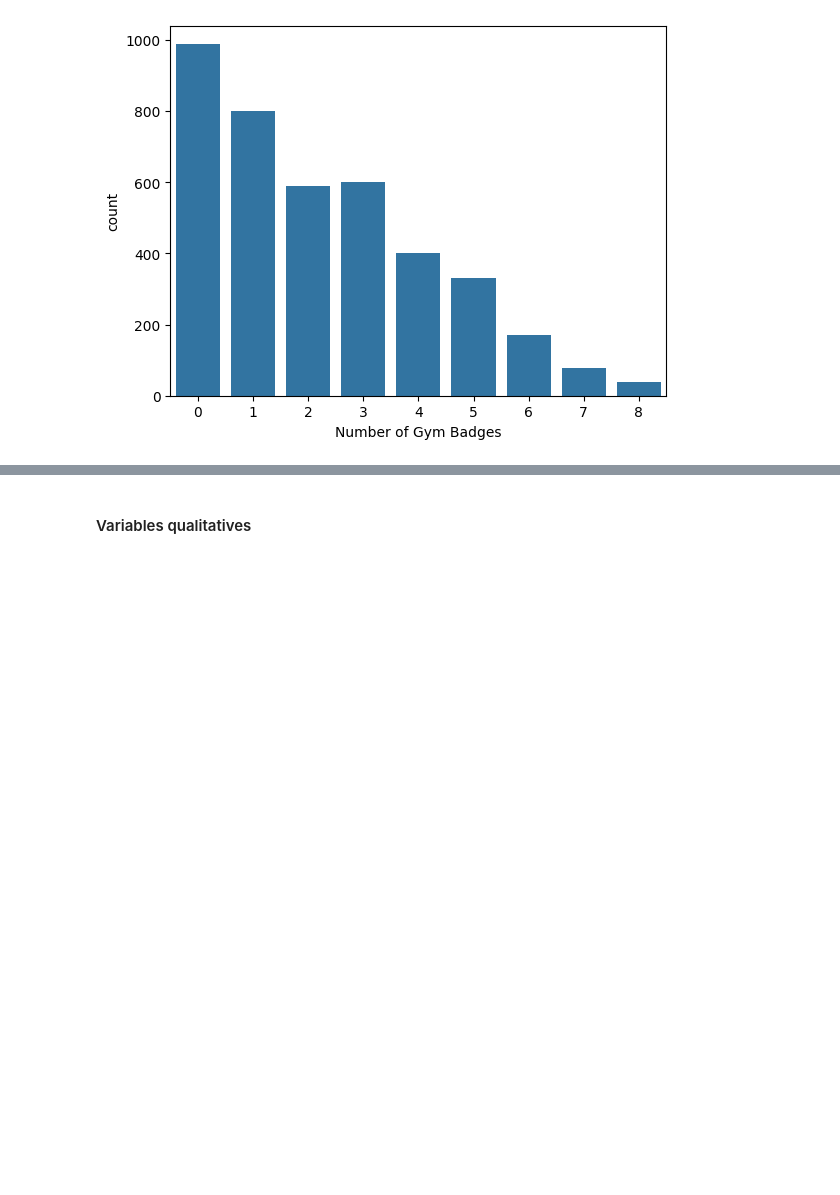
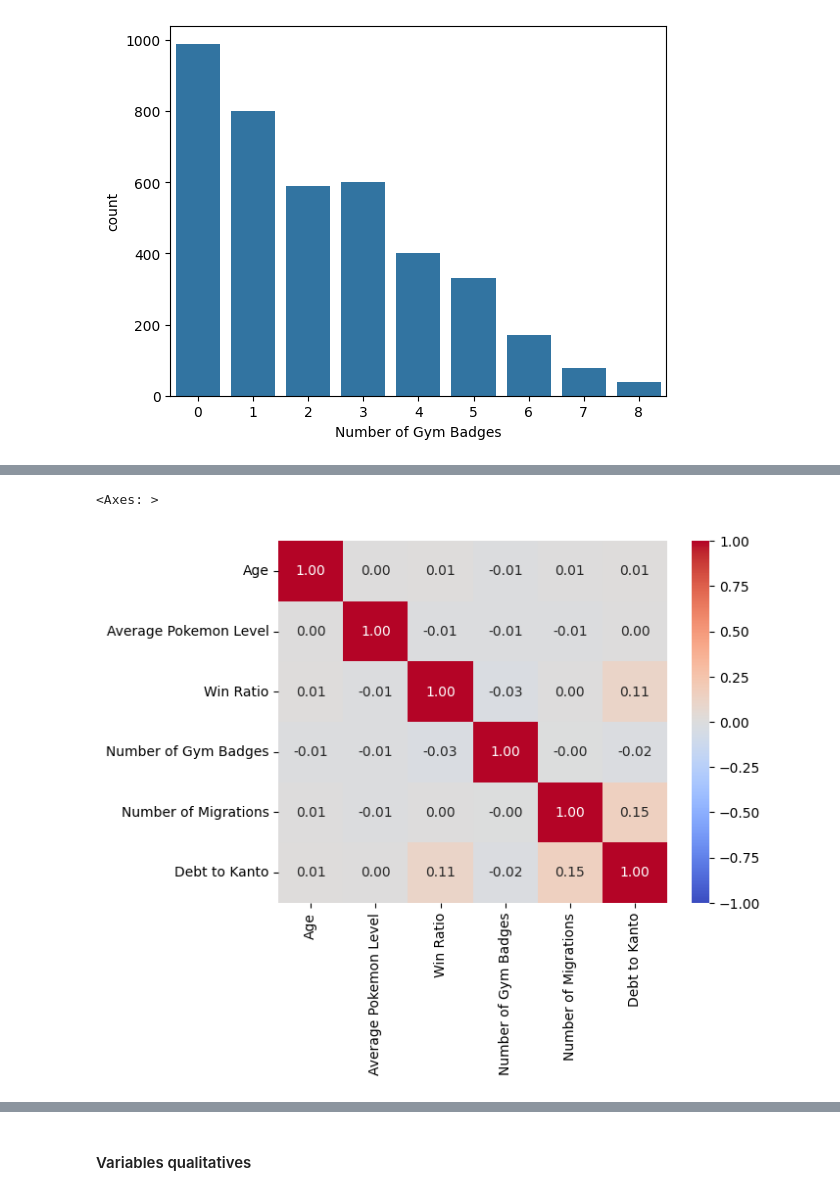
Before and after one commit to ValentinRonsseray/pokemon_dataset, a Jupyter notebook: 01_eda.ipynb, the cells around one changed output, grey strips where cells are left out. Drawn from its saved outputs; the diff is of its cells as text; code cells hidden in the pictures; blank space fills up the shorter version.

Commit message:
feat: correlation matrix and pairplots for numeric variables

```diff
--- a/01_eda.ipynb
+++ b/01_eda.ipynb
@@ -331,0 +344,13 @@ sns.countplot(data=df_train, x="Number of Gym Badges")
+# %%
+sns.heatmap(
+    df_train[quantitative_variables].corr(),
+    annot=True,
+    fmt=".2f",
+    cmap="coolwarm",
+    center=0,
+    vmin=-1,
+    vmax=1,
+)
+# %% [output]
+<Axes: >
+[figure, added]
```
Also changed, not shown: parts of 4 cells of this notebook.
